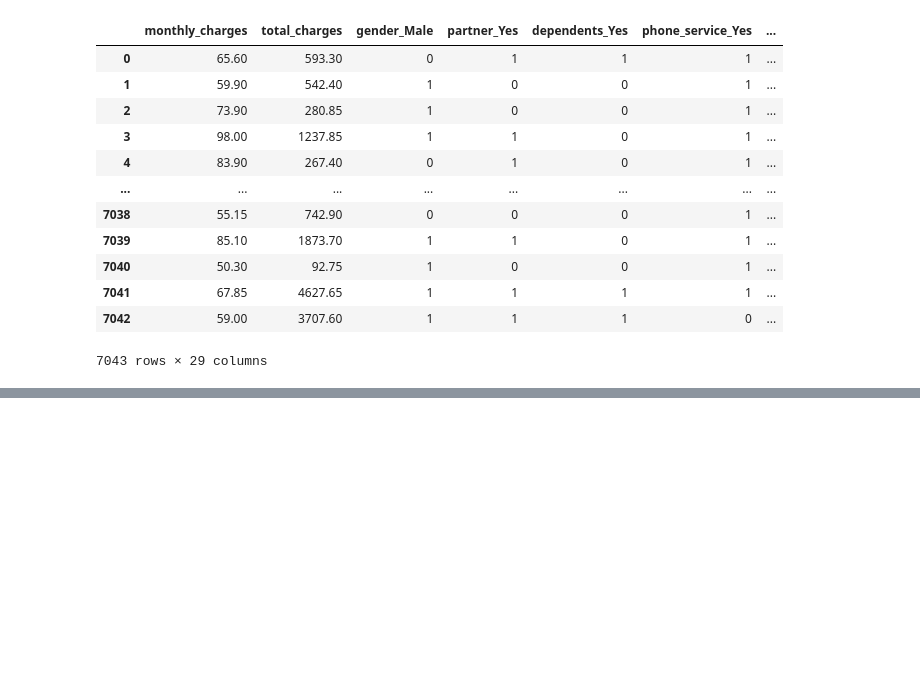
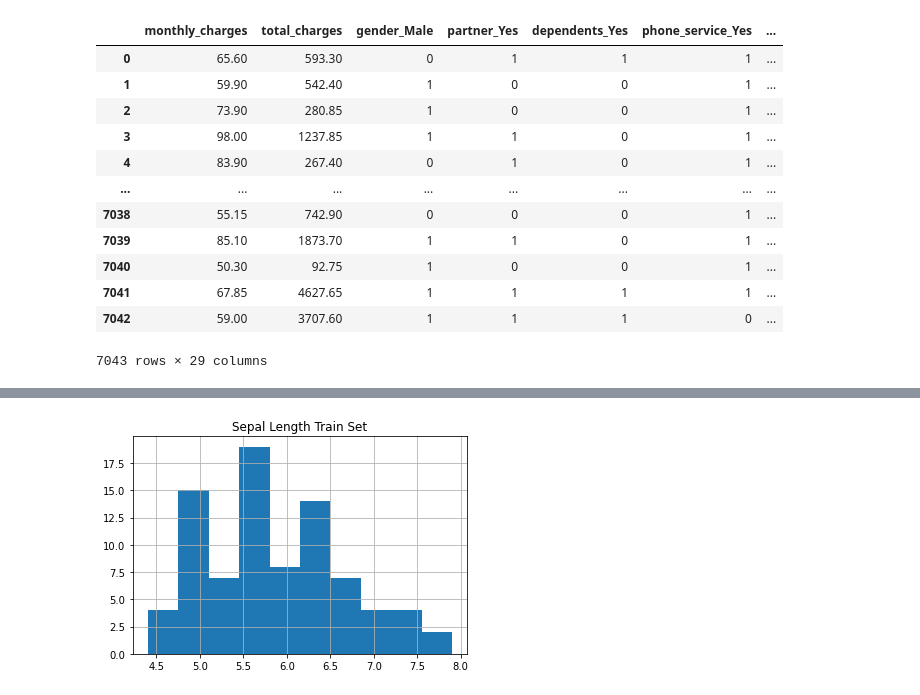
Before and after one commit to watermanbrandyn/classification-exercises, a Jupyter notebook: classification_exercises.ipynb, the cells around one changed output, grey strips where cells are left out. Saved outputs shown, nothing was run; the diff lists cells and outputs as text; code cells hidden in the pictures; blank space fills up the shorter version.

```diff
--- a/classification_exercises.ipynb
+++ b/classification_exercises.ipynb
@@ -621,0 +661,2 @@ def prep_telco(telco_df):
+# %%
+iris = acquire.get_iris_data()
@@ -621,0 +665,2 @@ def prep_telco(telco_df):
+# %%
+iris_prep = prepare.prep_iris(iris)
@@ -621,0 +687,3 @@ def prep_telco(telco_df):
+# %%
+train_validate, test = train_test_split(iris_prep, test_size=.2, random_state=123, stratify=iris_prep.species)
+train, validate = train_test_split(train_validate, test_size=.3, random_state=123, stratify=train_validate.species)
@@ -621,0 +717,6 @@ def prep_telco(telco_df):
+# %%
+plt.title('Sepal Length Train Set')
+train.sepal_length.hist()
+plt.show()
+# %% [output]
+[figure, added]
```
Also changed, not shown: parts of 22 cells of this notebook.
